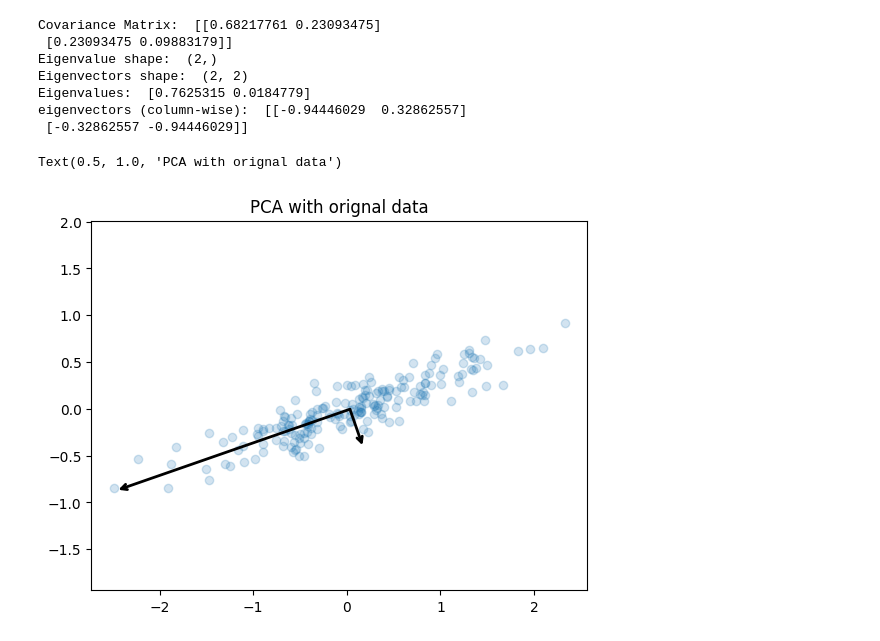
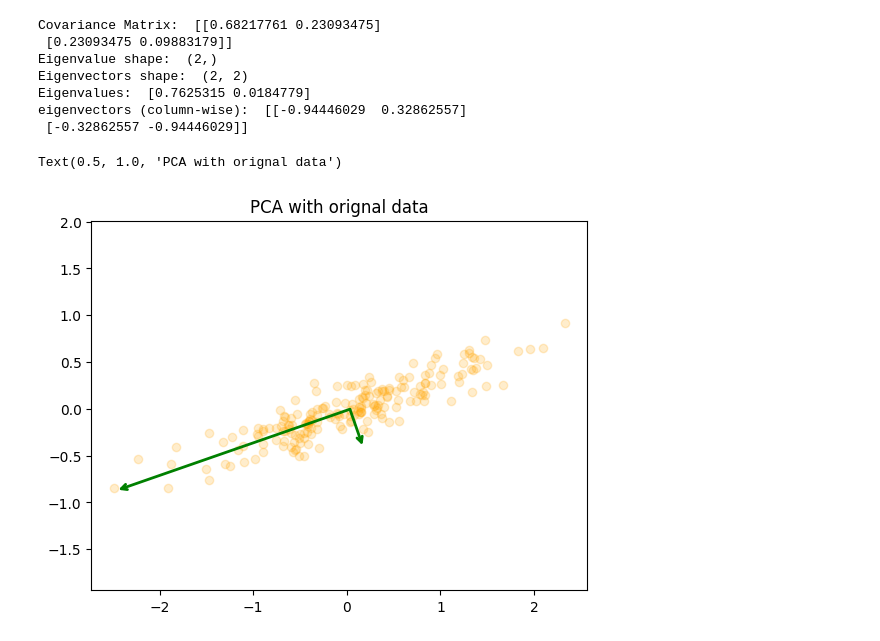
Before and after one commit to Tooba26/Unsupervised-Learning, a Jupyter notebook: PCA.ipynb, the cells around one changed output. Cells and saved outputs as stored; diff of their text form; code cells hidden in the pictures.

```diff
--- a/PCA.ipynb
+++ b/PCA.ipynb
@@ -92,23 +92,37 @@ eigenvectors (column-wise):  [[-0.94446029  0.32862557]
 # %%
 # Plotting
 def draw_vector(v0, v1, ax=None):
+
+    # sets ax to the current axes if no axes ar eprovided
     ax = ax or plt.gca()
+
     arrowprops = dict(arrowstyle='->',
                       linewidth=2,
+
+                    #   Removes any space b/w the arrow head/tail and the specified start and end points
                       shrinkA=0,
-                      shrinkB=0)
+                      shrinkB=0,
+                      color='green')
 
+    # Draws the arrow on the plot from v0 to v1 using the specified properties
     ax.annotate('', v1, v0, arrowprops=arrowprops)
 
-plt.scatter(X[:, 0], X[:, 1], alpha=0.2)
+plt.scatter(X[:, 0], X[:, 1], alpha=0.2, color='orange')
 
 # Transpose so each row is eigenvector
+# The loop iterates over each principal component and draws a scaled vector representing that component
+# zip pairs each eignevalue with its corresponding eigenvector
 for length, vector in zip(eigenvalues, eigenvectors.T):
+
+    # Scales the eigenvector by the square root of its eigenvalue and futher by 3 for better visibility in the plot
     v = vector * 3 * np.sqrt(length)
+
+    # draws the vector from the mean of the data to the end point of the vector(mean+v)
+    # This shows the direction and magnitude of each principal component originating from the center of the data
     draw_vector(mean, mean+v)
 
 plt.axis('equal')
 plt.title('PCA with orignal data')
 # %% [output]
 Text(0.5, 1.0, 'PCA with orignal data')
-[figure, old version]
+[figure, new version]
```
